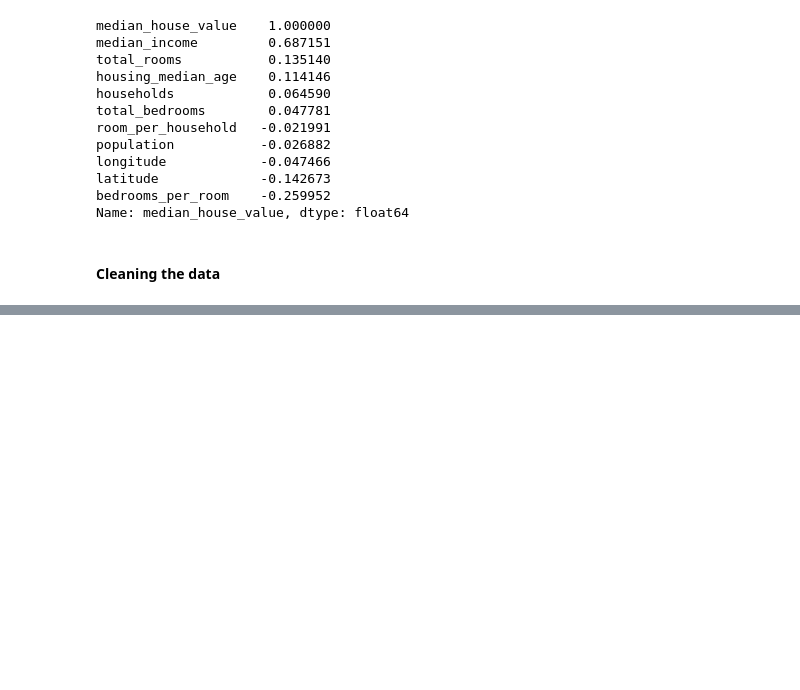
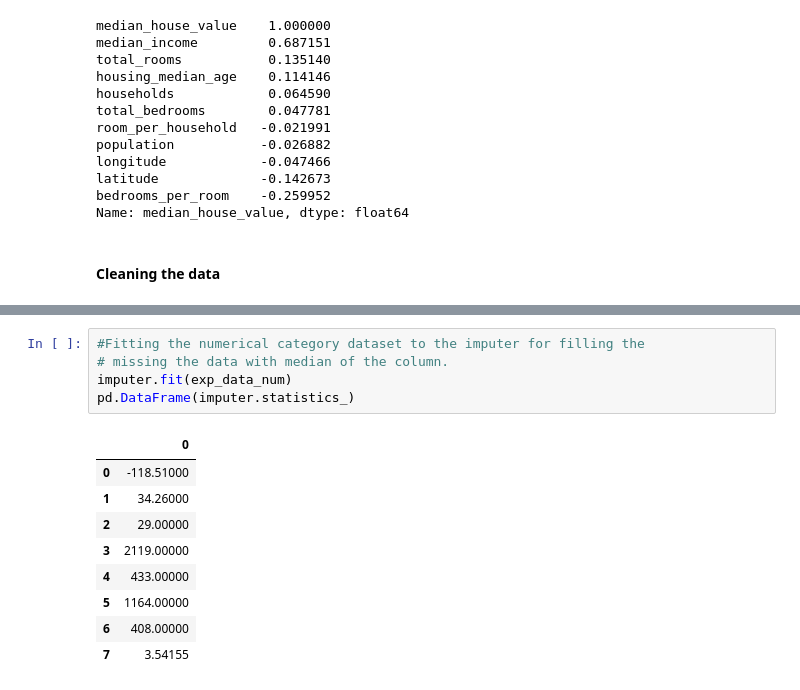
Before and after one commit to dhana56/ML_practice, a Jupyter notebook: model_1.ipynb, the cells around one changed output, grey strips where cells are left out. Saved outputs shown, nothing was run; the diff lists cells and outputs as text; blank space fills up the shorter version.

```diff
--- a/model_1.ipynb
+++ b/model_1.ipynb
@@ -222,0 +251,15 @@ Name: median_house_value, dtype: float64
+# %%
+#Fitting the numerical category dataset to the imputer for filling the
+# missing the data with median of the column.
+imputer.fit(exp_data_num)
+pd.DataFrame(imputer.statistics_)
+# %% [output]
+|  | 0 |
+| 0 | -118.51000 |
+| 1 | 34.26000 |
+| 2 | 29.00000 |
+| 3 | 2119.00000 |
+| 4 | 433.00000 |
+| 5 | 1164.00000 |
+| 6 | 408.00000 |
+| 7 | 3.54155 |
```
Also changed, not shown: parts of 13 cells of this notebook.
